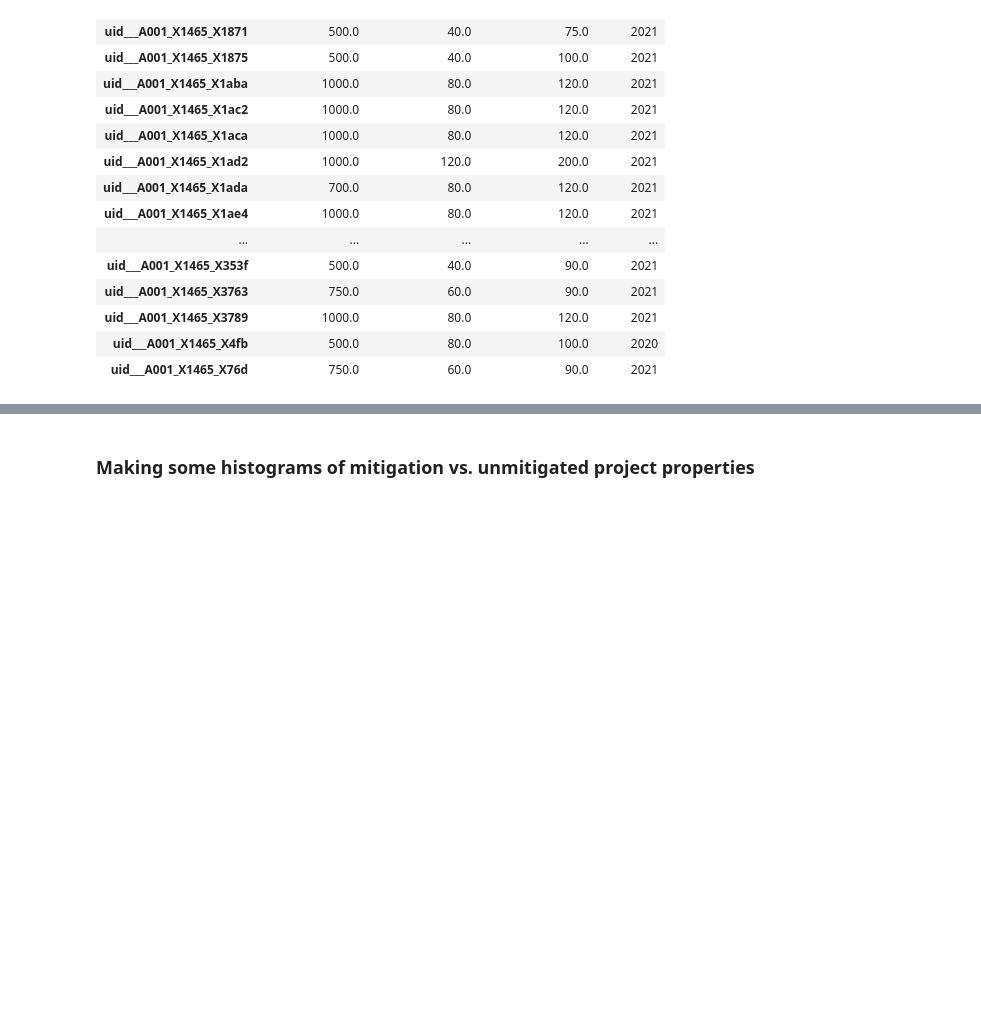
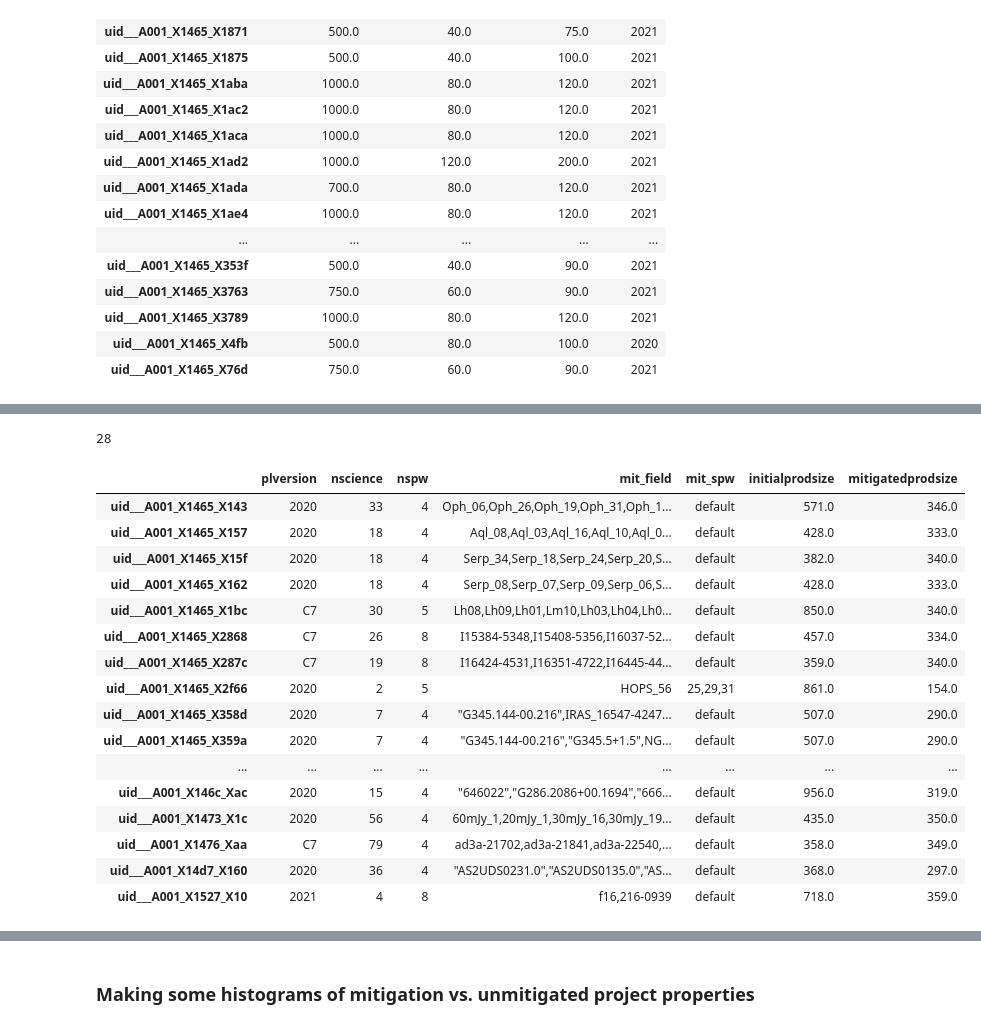
Before and after one commit to aakepley/big-cubes, a Jupyter notebook: calc_weblog_mitigation_stats.ipynb, the cells around one changed output, grey strips where cells are left out. Drawn from its saved outputs; the diff is of its cells as text; code cells hidden in the pictures; blank space fills up the shorter version.

```diff
--- a/calc_weblog_mitigation_stats.ipynb
+++ b/calc_weblog_mitigation_stats.ipynb
@@ -281,0 +346,23 @@ rpd[idx][['allowedprodsize','allowedcubesize','allowedcubelimit','plversion']]
+# %%
+idx = (rpd['mit_field'] != 'default') & (rpd['nant']> 18)  & (rpd['initialprodsize'] < 1000.0)
+print(np.sum(idx))
+rpd[idx][['plversion','nscience','nspw','mit_field','mit_spw','initialprodsize','mitigatedprodsize']]
+# %% [output]
+28
+|  | plversion | nscience | nspw | mit_field | mit_spw | initialprodsize | mitigatedprodsize |
+| uid___A001_X1465_X143 | 2020 | 33 | 4 | Oph_06,Oph_26,Oph_19,Oph_31,Oph_1... | default | 571.0 | 346.0 |
+| uid___A001_X1465_X157 | 2020 | 18 | 4 | Aql_08,Aql_03,Aql_16,Aql_10,Aql_0... | default | 428.0 | 333.0 |
+| uid___A001_X1465_X15f | 2020 | 18 | 4 | Serp_34,Serp_18,Serp_24,Serp_20,S... | default | 382.0 | 340.0 |
+| uid___A001_X1465_X162 | 2020 | 18 | 4 | Serp_08,Serp_07,Serp_09,Serp_06,S... | default | 428.0 | 333.0 |
+| uid___A001_X1465_X1bc | C7 | 30 | 5 | Lh08,Lh09,Lh01,Lm10,Lh03,Lh04,Lh0... | default | 850.0 | 340.0 |
+| uid___A001_X1465_X2868 | C7 | 26 | 8 | I15384-5348,I15408-5356,I16037-52... | default | 457.0 | 334.0 |
+| uid___A001_X1465_X287c | C7 | 19 | 8 | I16424-4531,I16351-4722,I16445-44... | default | 359.0 | 340.0 |
+| uid___A001_X1465_X2f66 | 2020 | 2 | 5 | HOPS_56 | 25,29,31 | 861.0 | 154.0 |
+| uid___A001_X1465_X358d | 2020 | 7 | 4 | "G345.144-00.216",IRAS_16547-4247... | default | 507.0 | 290.0 |
+| uid___A001_X1465_X359a | 2020 | 7 | 4 | "G345.144-00.216","G345.5+1.5",NG... | default | 507.0 | 290.0 |
+| ... | ... | ... | ... | ... | ... | ... | ... |
+| uid___A001_X146c_Xac | 2020 | 15 | 4 | "646022","G286.2086+00.1694","666... | default | 956.0 | 319.0 |
+| uid___A001_X1473_X1c | 2020 | 56 | 4 | 60mJy_1,20mJy_1,30mJy_16,30mJy_19... | default | 435.0 | 350.0 |
+| uid___A001_X1476_Xaa | C7 | 79 | 4 | ad3a-21702,ad3a-21841,ad3a-22540,... | default | 358.0 | 349.0 |
+| uid___A001_X14d7_X160 | 2020 | 36 | 4 | "AS2UDS0231.0","AS2UDS0135.0","AS... | default | 368.0 | 297.0 |
+| uid___A001_X1527_X10 | 2021 | 4 | 8 | f16,216-0939 | default | 718.0 | 359.0 |
```
Also changed, not shown: parts of 53 cells of this notebook, 2 other files.
